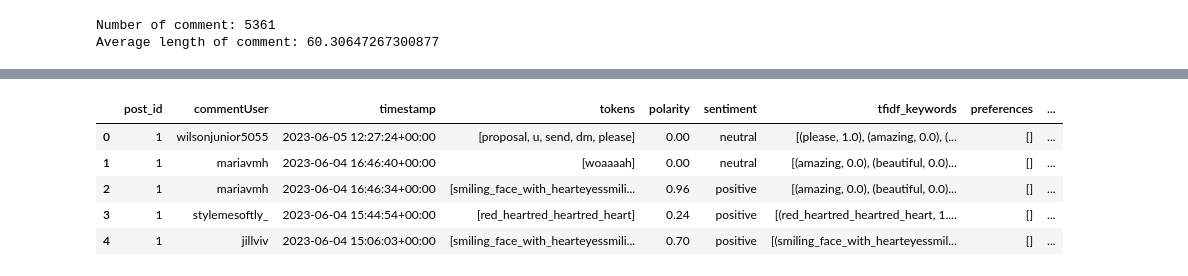
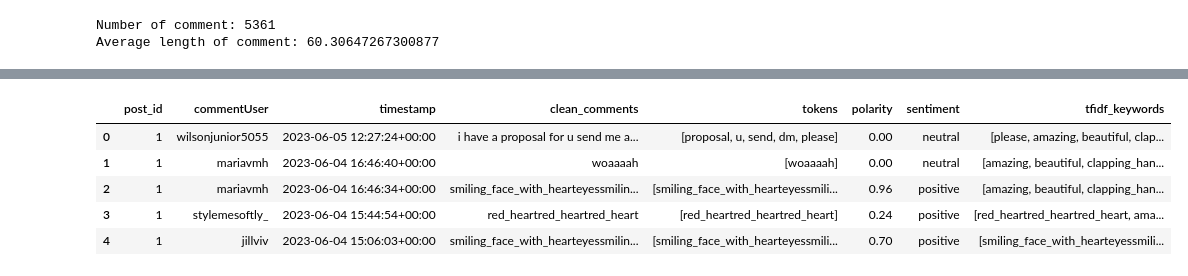
Before and after one commit to 23092003e/A-Fashion-Recommendation-System-via-Sequence-Mining-on-Social-Media-, a Jupyter notebook: notebooks/data.preprocessing.ipynb, the cells around one changed output, grey strips where cells are left out. Saved outputs shown, nothing was run; the diff lists cells and outputs as text; code cells hidden in the pictures.

```diff
--- a/notebooks/data.preprocessing.ipynb
+++ b/notebooks/data.preprocessing.ipynb
@@ -456,8 +465,8 @@ def extract_keywords_tfidf_preserve_emoji(corpus, n=5):
         # Sắp xếp theo điểm TF-IDF giảm dần
         word_scores.sort(key=lambda x: x[1], reverse=True)
 
-        # Lấy n từ khóa hàng đầu
-        top_keywords = word_scores[:n]
+        # Lấy n từ khóa hàng đầu (chỉ lấy từ, không lấy điểm)
+        top_keywords = [word for word, _ in word_scores[:n]]
         keywords_list.append(top_keywords)
 
     return keywords_list
@@ -498,3 +487,37 @@ def extract_preferences(text):
+# %%
+def extract_preferences(text):
+    if not text:
+        return []
+
+    preferences = []
+
+    patterns = [
+        # Expressions of preference (e.g., "I love blue jeans", "She prefers red dresses")
+        r'(?:love|like|prefer|enjoy|adore|favor|fancy|obsessed with|crazy about)\s+(\w+\s*\w*)',
+
+        # Compliments and positive adjectives before a noun (e.g., "stunning dress", "amazing shoes")
+        r'(?:stunning|beautiful|gorgeous|breathtaking|perfect|amazing|great|wonderful|fantastic|lovely|charming|elegant|cool|trendy)\s+(\w+)',
+
+        # Statements about something looking good (e.g., "The dress is amazing", "These shoes look great")
+        r'(\w+\s*\w*)\s+(?:is|are|looks|look|seems|seem|feels|feel|appears|appear)\s+(?:nice|good|great|perfect|amazing|fantastic|stylish|fashionable|cool|wonderful|elegant|trendy|beautiful)',
+
+        # Expressions of excitement (e.g., "I'm in love with this jacket", "I'm crazy about these sneakers")
+        r'(?:I\'m|I am|We\'re|We are|He\'s|He is|She\'s|She is|They\'re|They are)\s+(?:in love with|obsessed with|crazy about|fond of|excited about|big on)\s+(\w+\s*\w*)',
+
+        # Exclamations with "so" or "really" (e.g., "This coat is so stylish", "Those heels are really elegant")
+        r'(\w+\s*\w*)\s+(?:is|are|looks|look|seems|seem|feels|feel|appears|appear)\s+(?:so|really|super|incredibly|extremely)\s+(?:nice|good|great|perfect|amazing|fantastic|stylish|fashionable|cool|wonderful|elegant|trendy|beautiful)',
+
+        # Comparisons (e.g., "Red jackets are better than blue ones", "This outfit is more stylish than the other one")
+        r'(\w+\s*\w*)\s+(?:is|are)\s+(?:better|nicer|cooler|trendier|more stylish|more elegant|more beautiful|more fashionable)\s+than\s+(\w+\s*\w*)'
+    ]
+
+
+    for pattern in patterns:
+        matches = re.findall(pattern, text.lower())
+        if matches:
+            preferences.extend(matches)
+
+    return list(set(preferences))
 # %%
 comments_df['preferences'] = comments_df['clean_comments'].apply(extract_preferences)
 # %%
@@ -535,15 +558,15 @@ comments_df.head()
 | 3 | 1 | stylemesoftly_ | 2023-06-04 15:44:54+00:00 | :red_heart:️:red_heart:️:red_heart:️ | red_heartred_heartred_heart | [red_heartred_heartred_heart] | 0.24 | positive | ... |
 | 4 | 1 | jillviv | 2023-06-04 15:06:03+00:00 | :smiling_face_with_heart-eyes::sm... | smiling_face_with_hearteyessmilin... | [smiling_face_with_hearteyessmili... | 0.70 | positive | ... |
 # %%
-processed_comments_df = comments_df.drop(columns=['comments', 'clean_comments'])
+processed_comments_df = comments_df.drop(columns=['comments','preferences','emoji_present'])
 processed_comments_df.head()
 # %% [output]
-|  | post_id | commentUser | timestamp | tokens | polarity | sentiment | tfidf_keywords | preferences | ... |
-| 0 | 1 | wilsonjunior5055 | 2023-06-05 12:27:24+00:00 | [proposal, u, send, dm, please] | 0.00 | neutral | [(please, 1.0), (amazing, 0.0), (... | [] | ... |
-| 1 | 1 | mariavmh | 2023-06-04 16:46:40+00:00 | [woaaaah] | 0.00 | neutral | [(amazing, 0.0), (beautiful, 0.0)... | [] | ... |
-| 2 | 1 | mariavmh | 2023-06-04 16:46:34+00:00 | [smiling_face_with_hearteyessmili... | 0.96 | positive | [(amazing, 0.0), (beautiful, 0.0)... | [] | ... |
-| 3 | 1 | stylemesoftly_ | 2023-06-04 15:44:54+00:00 | [red_heartred_heartred_heart] | 0.24 | positive | [(red_heartred_heartred_heart, 1.... | [] | ... |
-| 4 | 1 | jillviv | 2023-06-04 15:06:03+00:00 | [smiling_face_with_hearteyessmili... | 0.70 | positive | [(smiling_face_with_hearteyessmil... | [] | ... |
+|  | post_id | commentUser | timestamp | clean_comments | tokens | polarity | sentiment | tfidf_keywords |
+| 0 | 1 | wilsonjunior5055 | 2023-06-05 12:27:24+00:00 | i have a proposal for u send me a... | [proposal, u, send, dm, please] | 0.00 | neutral | [please, amazing, beautiful, clap... |
+| 1 | 1 | mariavmh | 2023-06-04 16:46:40+00:00 | woaaaah | [woaaaah] | 0.00 | neutral | [amazing, beautiful, clapping_han... |
+| 2 | 1 | mariavmh | 2023-06-04 16:46:34+00:00 | smiling_face_with_hearteyessmilin... | [smiling_face_with_hearteyessmili... | 0.96 | positive | [amazing, beautiful, clapping_han... |
+| 3 | 1 | stylemesoftly_ | 2023-06-04 15:44:54+00:00 | red_heartred_heartred_heart | [red_heartred_heartred_heart] | 0.24 | positive | [red_heartred_heartred_heart, ama... |
+| 4 | 1 | jillviv | 2023-06-04 15:06:03+00:00 | smiling_face_with_hearteyessmilin... | [smiling_face_with_hearteyessmili... | 0.70 | positive | [smiling_face_with_hearteyessmili... |
 # %%
 comments_df.to_csv('new_comments.csv', index=False)
 # %%
```
Also changed, not shown: parts of 14 cells of this notebook, 5 other files.
